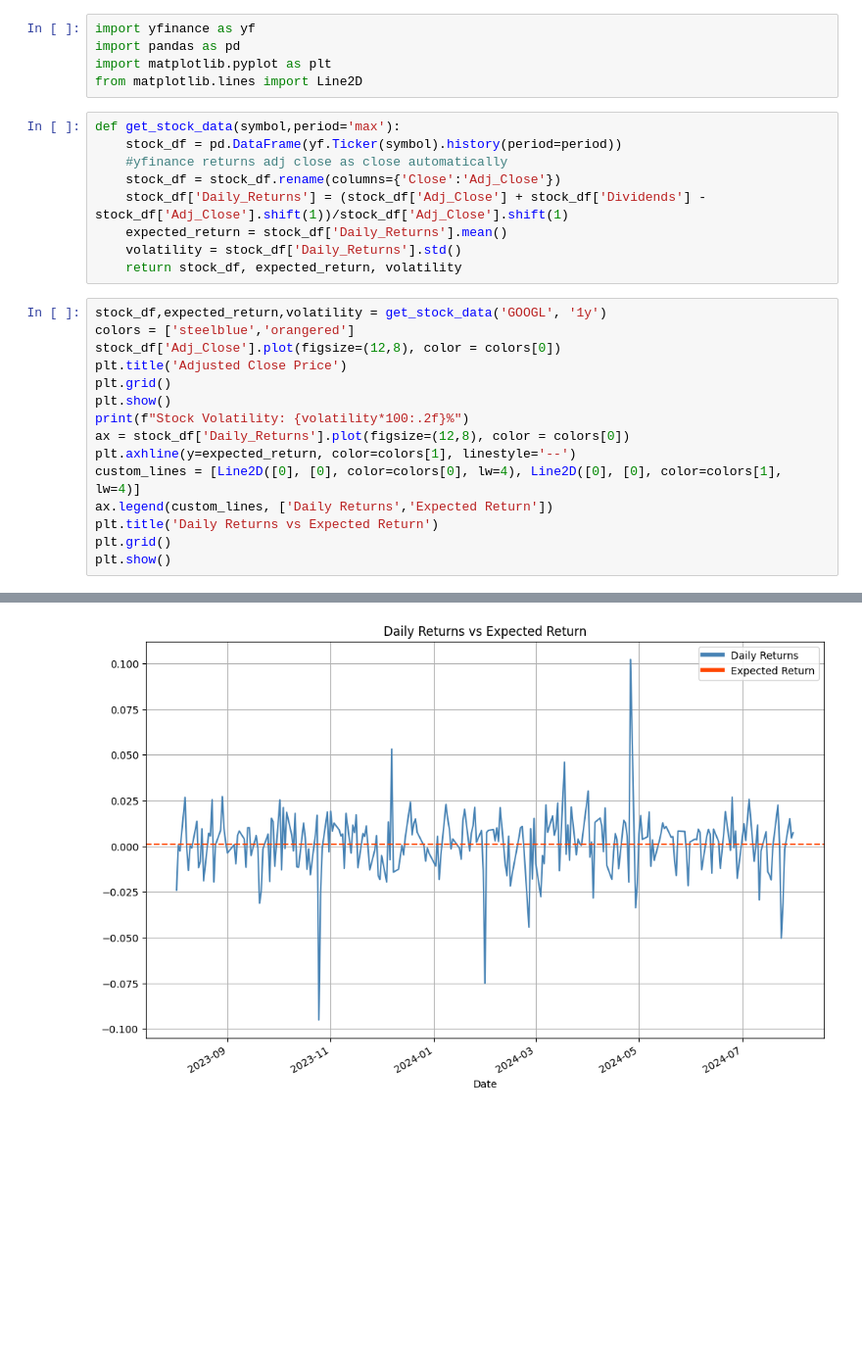
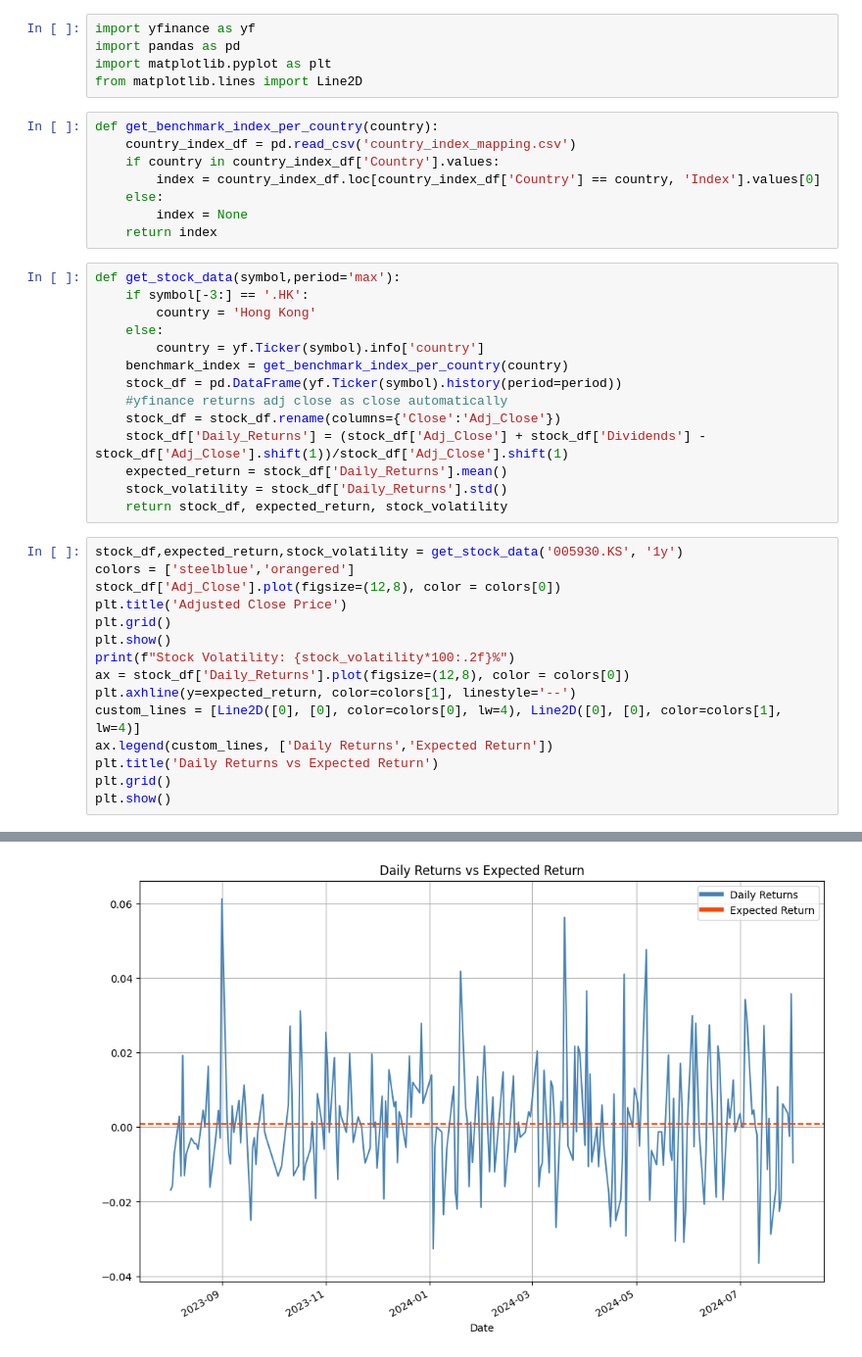
Before and after one commit to GabrielaRBLemos/Historical_Stock_Revenue_Analysis, a Jupyter notebook: Historical_Stock_Revenue_Analysis.ipynb, the cells around one changed output, grey strips where cells are left out. Shown at 98% size. Saved outputs shown, nothing was run; the diff lists cells and outputs as text; blank space fills up the shorter version.

```diff
--- a/Historical_Stock_Revenue_Analysis.ipynb
+++ b/Historical_Stock_Revenue_Analysis.ipynb
@@ -5,23 +5,36 @@ import yfinance as yf
 import pandas as pd
 import matplotlib.pyplot as plt
 from matplotlib.lines import Line2D
+# %%
+def get_benchmark_index_per_country(country):
+    country_index_df = pd.read_csv('country_index_mapping.csv')
+    if country in country_index_df['Country'].values:
+        index = country_index_df.loc[country_index_df['Country'] == country, 'Index'].values[0]
+    else:
+        index = None
+    return index
 # %%
 def get_stock_data(symbol,period='max'):
+    if symbol[-3:] == '.HK':
+        country = 'Hong Kong'
+    else:
+        country = yf.Ticker(symbol).info['country']
+    benchmark_index = get_benchmark_index_per_country(country)
     stock_df = pd.DataFrame(yf.Ticker(symbol).history(period=period))
     #yfinance returns adj close as close automatically
     stock_df = stock_df.rename(columns={'Close':'Adj_Close'})
     stock_df['Daily_Returns'] = (stock_df['Adj_Close'] + stock_df['Dividends'] - stock_df['Adj_Close'].shift(1))/stock_df['Adj_Close'].shift(1)
     expected_return = stock_df['Daily_Returns'].mean()
-    volatility = stock_df['Daily_Returns'].std()
-    return stock_df, expected_return, volatility
+    stock_volatility = stock_df['Daily_Returns'].std()
+    return stock_df, expected_return, stock_volatility
 # %%
-stock_df,expected_return,volatility = get_stock_data('GOOGL', '1y')
+stock_df,expected_return,stock_volatility = get_stock_data('005930.KS', '1y')
 colors = ['steelblue','orangered']
 stock_df['Adj_Close'].plot(figsize=(12,8), color = colors[0])
 plt.title('Adjusted Close Price')
 plt.grid()
 plt.show()
-print(f"Stock Volatility: {volatility*100:.2f}%")
+print(f"Stock Volatility: {stock_volatility*100:.2f}%")
 ax = stock_df['Daily_Returns'].plot(figsize=(12,8), color = colors[0])
 plt.axhline(y=expected_return, color=colors[1], linestyle='--')
 custom_lines = [Line2D([0], [0], color=colors[0], lw=4), Line2D([0], [0], color=colors[1], lw=4)]
@@ -35 +48 @@ Volatility: 1.73%
-[figure, old version]
+[figure, new version]
```
Also changed, not shown: parts of 1 cell of this notebook, 1 other file.
